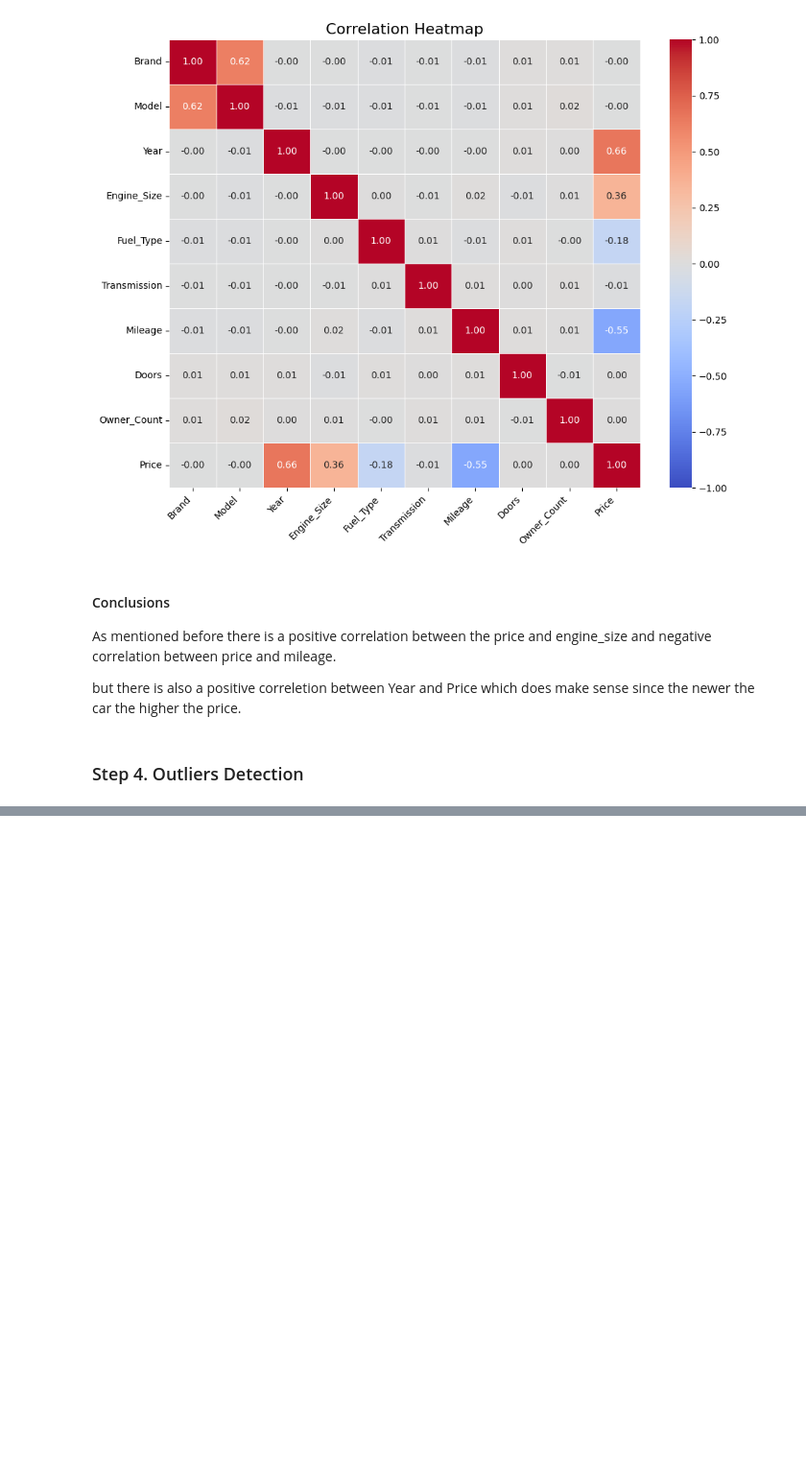
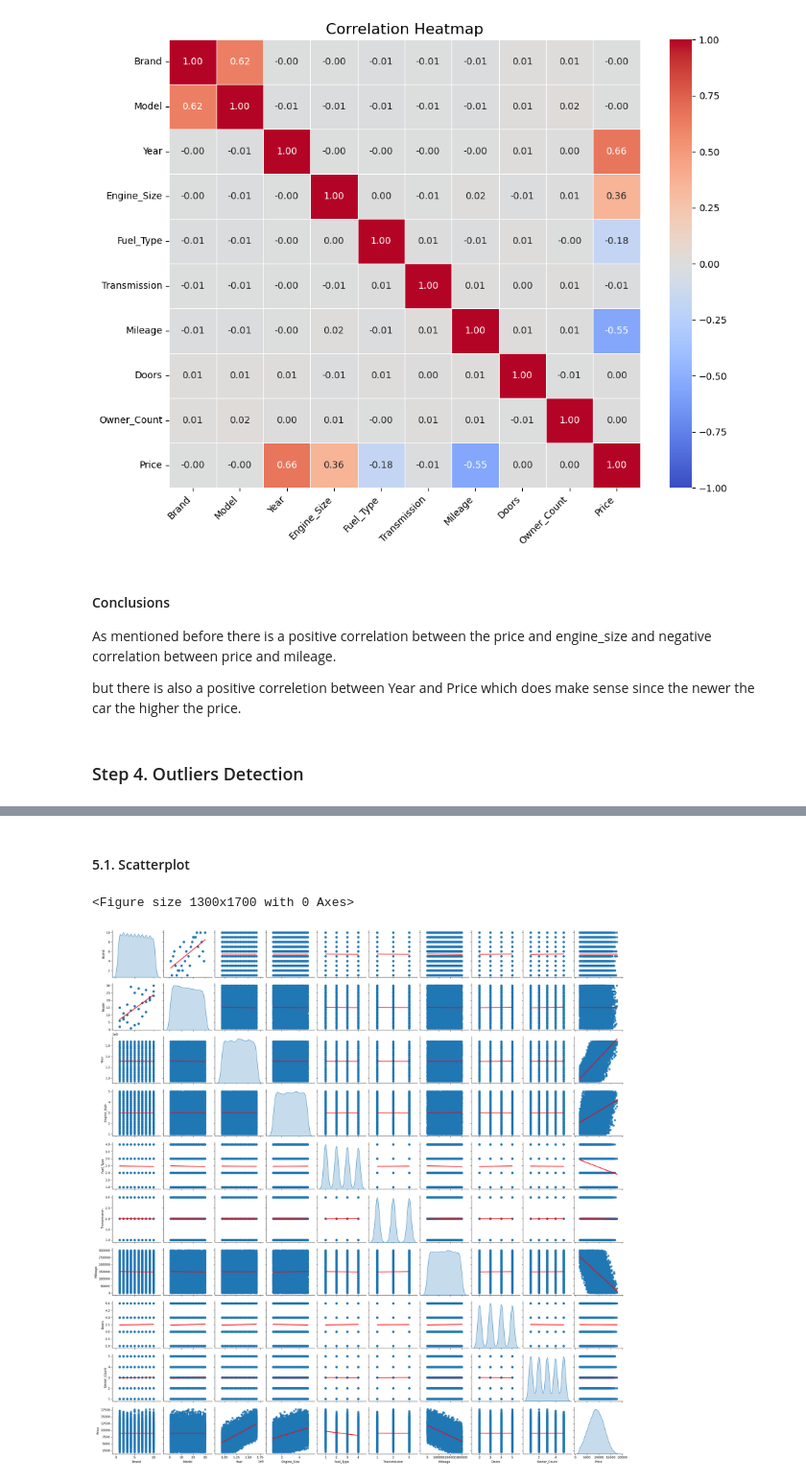
Before and after one commit to ElianDochev/TBS-Homework-2, a Jupyter notebook: car_price_dataset.ipynb, the cells around one changed output, grey strips where cells are left out. Shown at 96% size. Drawn from its saved outputs; the diff is of its cells as text; code cells hidden in the pictures; blank space fills up the shorter version.

```diff
--- a/car_price_dataset.ipynb
+++ b/car_price_dataset.ipynb
@@ -328,0 +429,10 @@ but there is also a  positive correletion between Year and Price which does make
+# %% [markdown]
+#### 5.1. Scatterplot
+# %%
+plt.figure(figsize=(13,17))
+sns.pairplot(data=data_im_outlier, kind='reg', diag_kind='kde',
+             plot_kws={'line_kws':{'color':'red'}})
+plt.show()
+# %% [output]
+<Figure size 1300x1700 with 0 Axes>
+[figure, added]
```
Also changed, not shown: parts of 12 cells of this notebook.
